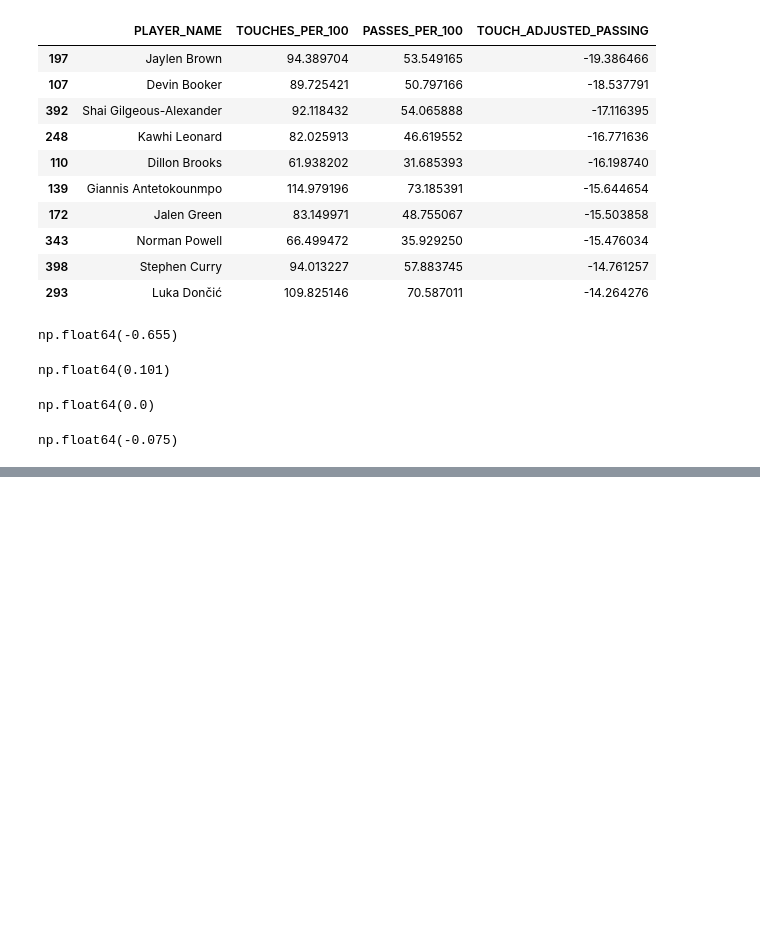
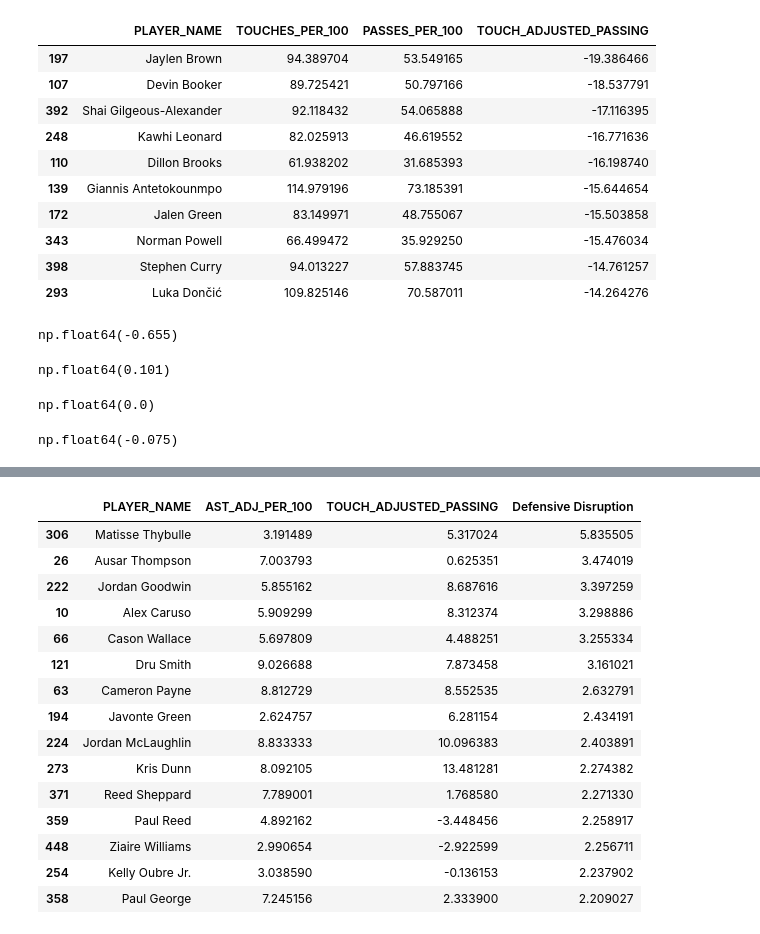
Before and after one commit to alex-abrego/nba-player-archetype-analysis, a Jupyter notebook: notebooks/02_feature_engineering.ipynb, the cells around one changed output, grey strips where cells are left out. Drawn from its saved outputs; the diff is of its cells as text; code cells hidden in the pictures; blank space fills up the shorter version.

```diff
--- a/notebooks/02_feature_engineering.ipynb
+++ b/notebooks/02_feature_engineering.ipynb
@@ -1047,0 +1273,32 @@ Lowest adjusted offensive rebounding:
+# %%
+dimension = "Defensive Disruption"
+
+display(
+    dimension_scores.nlargest(
+        15, f"{dimension}"
+    )[
+        [
+            "PLAYER_NAME",
+            "AST_ADJ_PER_100",
+            "TOUCH_ADJUSTED_PASSING",
+            f"{dimension}",
+        ]
+    ]
+)
+# %% [output]
+|  | PLAYER_NAME | AST_ADJ_PER_100 | TOUCH_ADJUSTED_PASSING | Defensive Disruption |
+| 306 | Matisse Thybulle | 3.191489 | 5.317024 | 5.835505 |
+| 26 | Ausar Thompson | 7.003793 | 0.625351 | 3.474019 |
+| 222 | Jordan Goodwin | 5.855162 | 8.687616 | 3.397259 |
+| 10 | Alex Caruso | 5.909299 | 8.312374 | 3.298886 |
+| 66 | Cason Wallace | 5.697809 | 4.488251 | 3.255334 |
+| 121 | Dru Smith | 9.026688 | 7.873458 | 3.161021 |
+| 63 | Cameron Payne | 8.812729 | 8.552535 | 2.632791 |
+| 194 | Javonte Green | 2.624757 | 6.281154 | 2.434191 |
+| 224 | Jordan McLaughlin | 8.833333 | 10.096383 | 2.403891 |
+| 273 | Kris Dunn | 8.092105 | 13.481281 | 2.274382 |
+| 371 | Reed Sheppard | 7.789001 | 1.768580 | 2.271330 |
+| 359 | Paul Reed | 4.892162 | -3.448456 | 2.258917 |
+| 448 | Ziaire Williams | 2.990654 | -2.922599 | 2.256711 |
+| 254 | Kelly Oubre Jr. | 3.038590 | -0.136153 | 2.237902 |
+| 358 | Paul George | 7.245156 | 2.333900 | 2.209027 |
```
Also changed, not shown: parts of 14 cells of this notebook, 1 other file.
